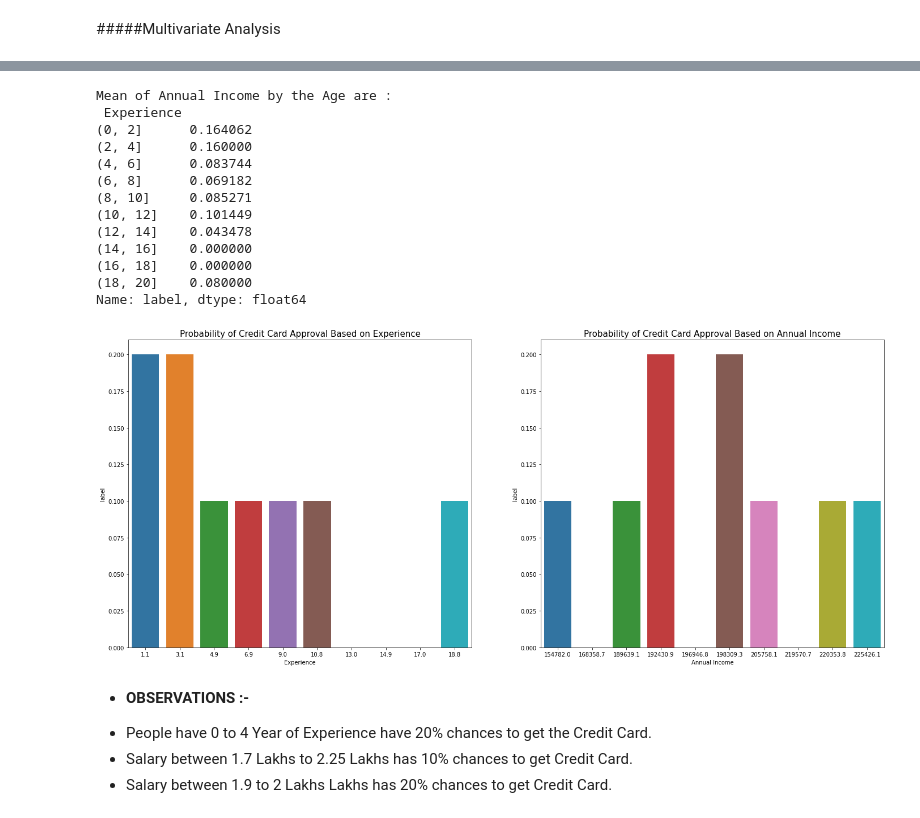
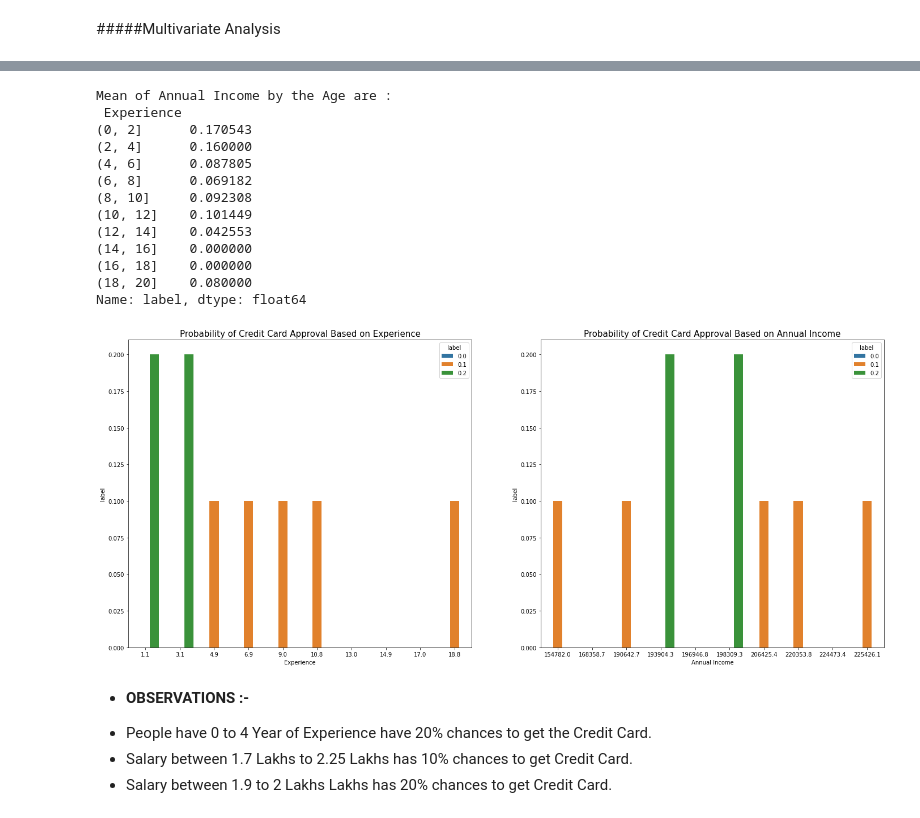
Before and after one commit to vishalsoni7575/Credit-Card-Approval-Prediction, a Jupyter notebook: Credit_Card_Prediction.ipynb, the cells around one changed output, grey strips where cells are left out. Cells and saved outputs as stored; diff of their text form; code cells hidden in the pictures.

```diff
--- a/Credit_Card_Prediction.ipynb
+++ b/Credit_Card_Prediction.ipynb
@@ -334,0 +352,6 @@ sns.histplot(df["Age"], kde = True)
+# %%
+from sklearn.impute import SimpleImputer
+mode_imputer_gender = SimpleImputer(strategy='most_frequent')
+gender_reshape = np.array(df["GENDER"]).reshape(-1, 1)
+df["GENDER"] = mode_imputer_gender.fit_transform(gender_reshape)
+sns.histplot(df["GENDER"], kde = True)
@@ -576,36 +612,37 @@ Name: Annual_income, dtype: float64
 # %%
 exp1 = pd.cut(df["Experience"], bins = list(np.arange(0,22,2)))
 print("Mean of Annual Income by the Age are :\n",df.groupby(exp1)["label"].mean())
 
 cat3 = round(df[['Experience',"Annual_income", "label"]].groupby(pd.cut(df["Experience"], bins = list(np.arange(0,22,2))), as_index=False).mean(),1)
 plt.figure(figsize =(50,10))
+
 plt.subplot(1, 4, 1)
-sns.barplot(x = "Experience", y = "label", data = cat3)
+sns.barplot(x = "Experience", y = "label", data = cat3, hue = "label")
 plt.title("Probability of Credit Card Approval Based on Experience", fontsize = 15)
 plt.xlabel("Experience")
 plt.ylabel("label")
 
 plt.subplot(1, 4, 2)
-sns.barplot(x = "Annual_income", y = "label", data = cat3)
+sns.barplot(x = "Annual_income", y = "label", data = cat3, hue = "label")
 plt.title("Probability of Credit Card Approval Based on Annual Income", fontsize = 15)
 plt.xlabel("Annual Income")
 plt.ylabel("label")
 plt.show()
 # %% [output]
 Mean of Annual Income by the Age are :
  Experience
-(0, 2]      0.164062
+(0, 2]      0.170543
 (2, 4]      0.160000
-(4, 6]      0.083744
+(4, 6]      0.087805
 (6, 8]      0.069182
-(8, 10]     0.085271
+(8, 10]     0.092308
 (10, 12]    0.101449
-(12, 14]    0.043478
+(12, 14]    0.042553
 (14, 16]    0.000000
 (16, 18]    0.000000
 (18, 20]    0.080000
 Name: label, dtype: float64
-[figure, old version]
+[figure, new version]
 # %% [markdown]
 - **OBSERVATIONS :-**
 * People have 0 to 4 Year of Experience have 20% chances to get the Credit Card.
```
Also changed, not shown: parts of 80 cells of this notebook.
